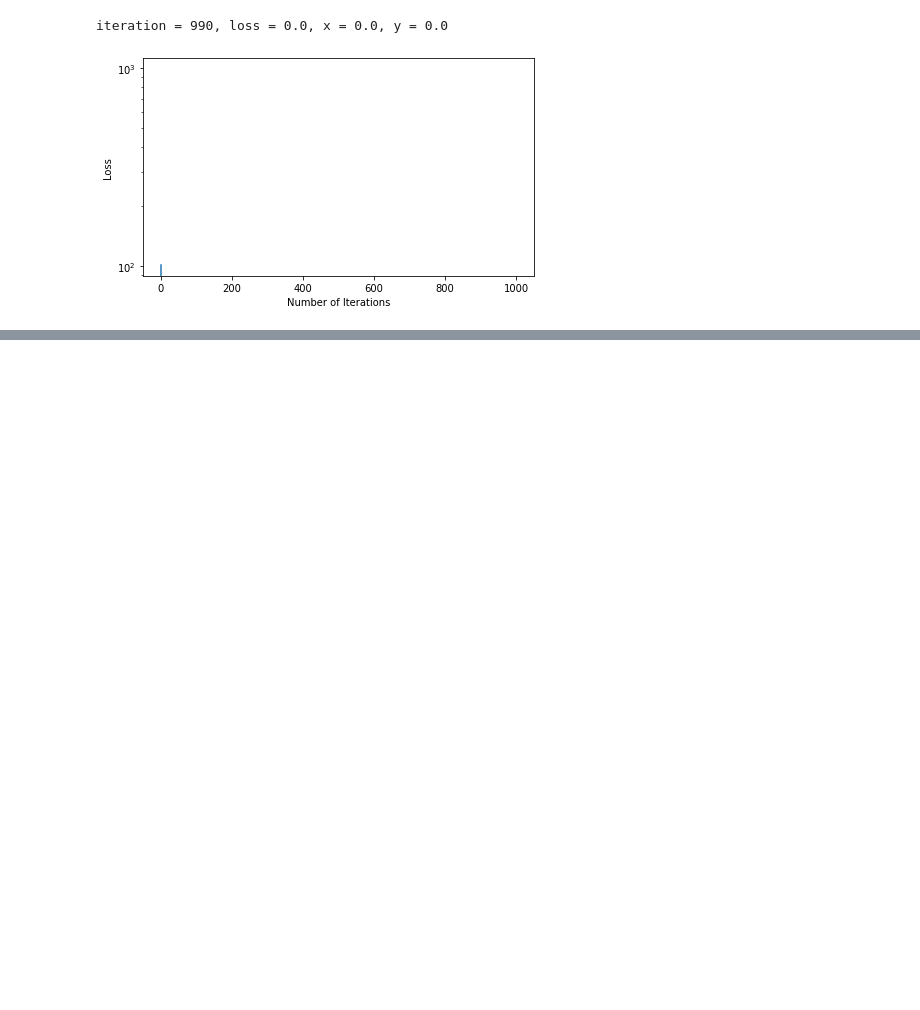
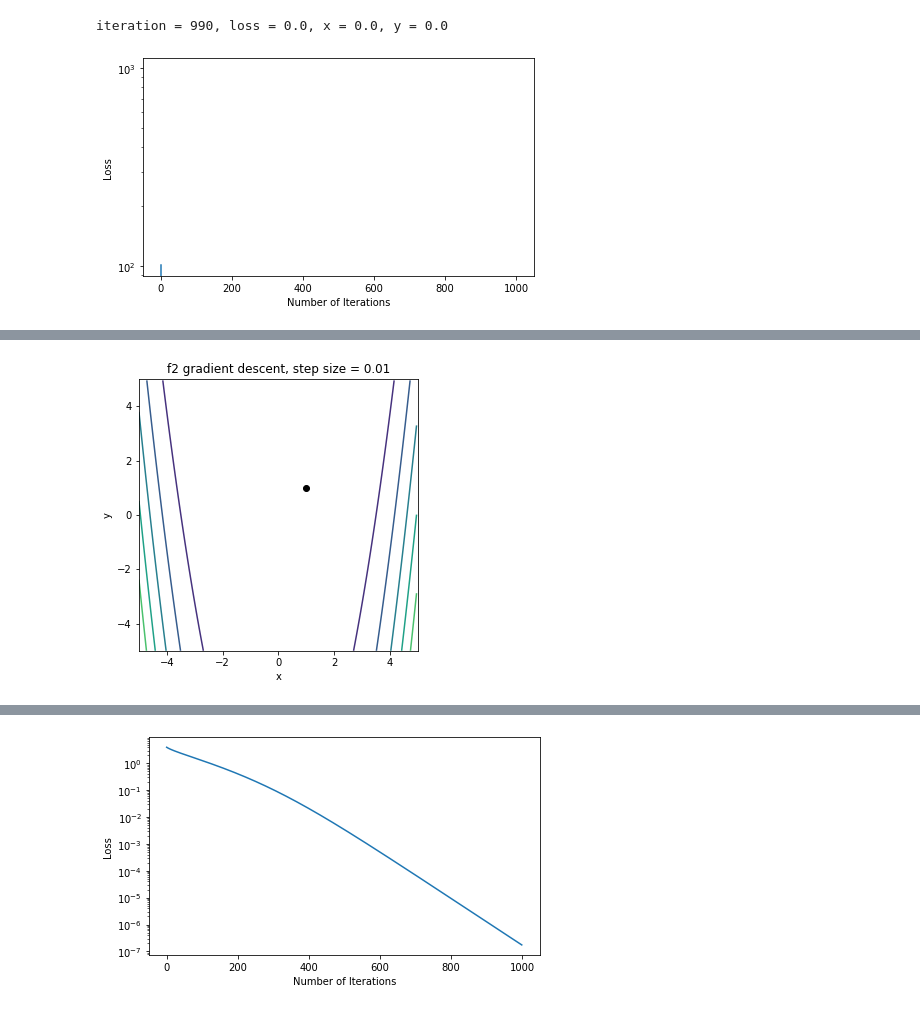
Before and after one commit to notrichardren/ENM5310-Homework, a Jupyter notebook: assn2.ipynb, the cells around one changed output, grey strips where cells are left out. Saved outputs shown, nothing was run; the diff lists cells and outputs as text; code cells hidden in the pictures; blank space fills up the shorter version.

```diff
--- a/assn2.ipynb
+++ b/assn2.ipynb
@@ -859,0 +884,4 @@ iteration = 990, loss = 0.0, x = 0.0, y = 0.0
+# %%
+iterative_descent(f2, g2_x, g2_y, H2_xx, H2_xy, H2_yy, 0.01, "f2 gradient descent, step size = 0.01", False)
+# %% [output]
+[figure, added]
@@ -859,0 +889 @@ iteration = 990, loss = 0.0, x = 0.0, y = 0.0
+[figure, added]
```
Also changed, not shown: parts of 11 cells of this notebook.
